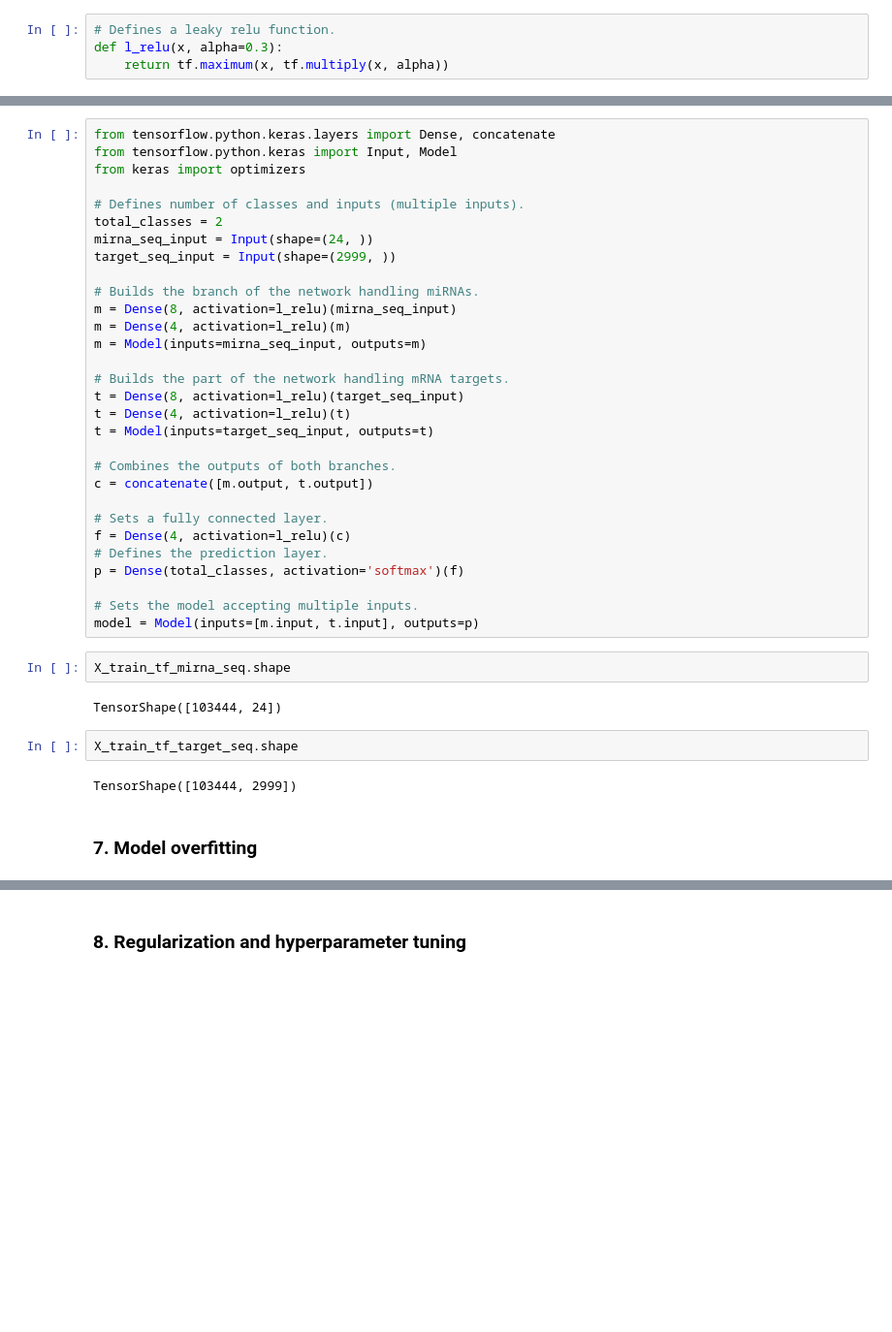
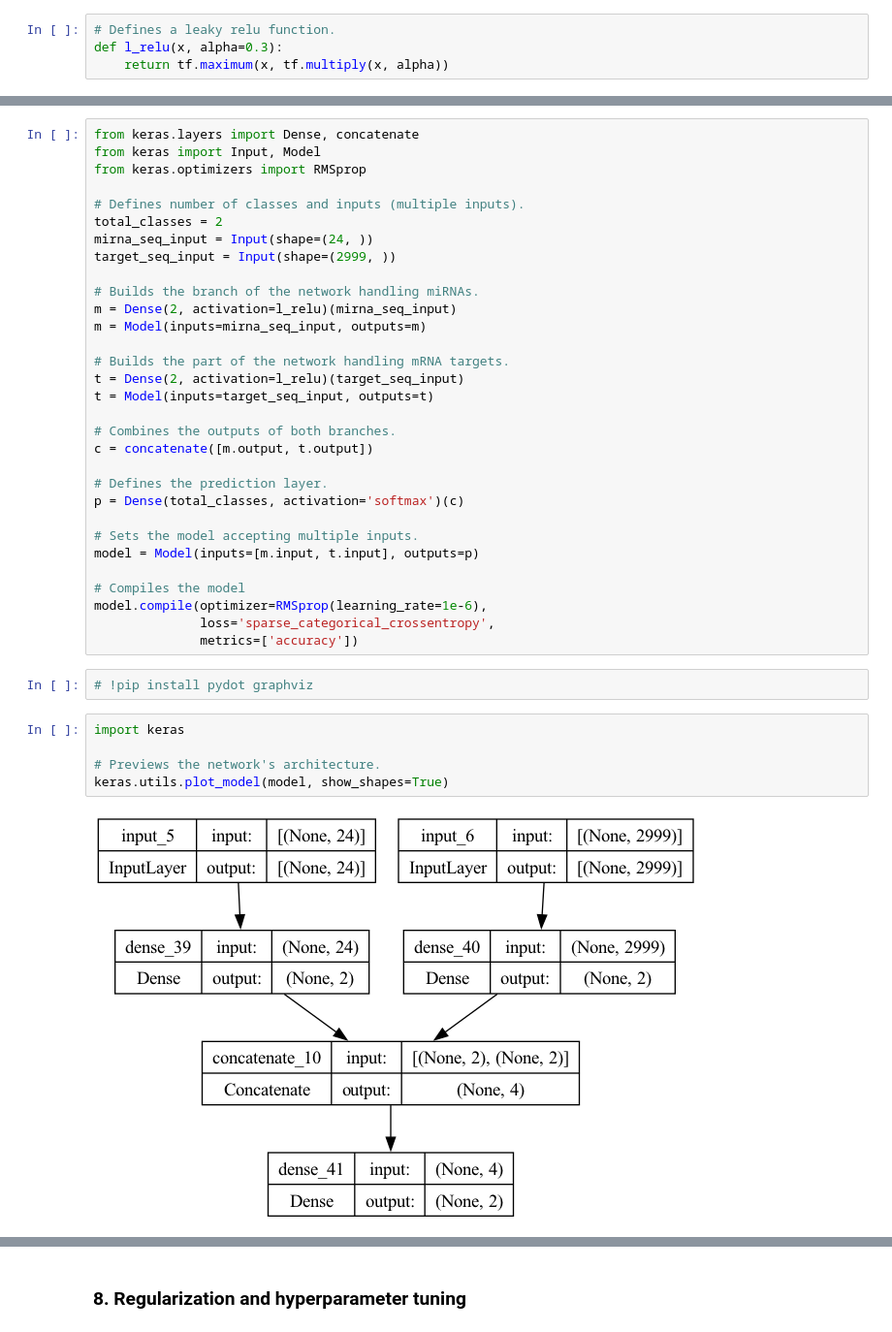
Before and after one commit to susana3/mirna-target-prediction-DNN-FP-UoL, a Jupyter notebook: target_prediction.ipynb, the cells around one changed output, grey strips where cells are left out. Shown at 97% size. Drawn from its saved outputs; the diff is of its cells as text; blank space fills up the shorter version.

Commit message:
Baseline model definition.

```diff
--- a/target_prediction.ipynb
+++ b/target_prediction.ipynb
@@ -978,7 +998,7 @@ def l_relu(x, alpha=0.3):
 # %%
-from tensorflow.python.keras.layers import Dense, concatenate
-from tensorflow.python.keras import Input, Model
-from keras import optimizers
+from keras.layers import Dense, concatenate
+from keras import Input, Model
+from keras.optimizers import RMSprop
 
 # Defines number of classes and inputs (multiple inputs).
 total_classes = 2
@@ -986,32 +1006,32 @@ mirna_seq_input = Input(shape=(24, ))
 target_seq_input = Input(shape=(2999, ))
 
 # Builds the branch of the network handling miRNAs.
-m = Dense(8, activation=l_relu)(mirna_seq_input)
-m = Dense(4, activation=l_relu)(m)
+m = Dense(2, activation=l_relu)(mirna_seq_input)
 m = Model(inputs=mirna_seq_input, outputs=m)
 
 # Builds the part of the network handling mRNA targets.
-t = Dense(8, activation=l_relu)(target_seq_input)
-t = Dense(4, activation=l_relu)(t)
+t = Dense(2, activation=l_relu)(target_seq_input)
 t = Model(inputs=target_seq_input, outputs=t)
 
 # Combines the outputs of both branches.
 c = concatenate([m.output, t.output])
 
-# Sets a fully connected layer.
-f = Dense(4, activation=l_relu)(c)
 # Defines the prediction layer.
-p = Dense(total_classes, activation='softmax')(f)
+p = Dense(total_classes, activation='softmax')(c)
 
 # Sets the model accepting multiple inputs.
 model = Model(inputs=[m.input, t.input], outputs=p)
+
+# Compiles the model
+model.compile(optimizer=RMSprop(learning_rate=1e-6),
+              loss='sparse_categorical_crossentropy',
+              metrics=['accuracy'])
-# %%
-X_train_tf_mirna_seq.shape
-# %% [output]
-TensorShape([103444, 24])
-# %%
-X_train_tf_target_seq.shape
-# %% [output]
-TensorShape([103444, 2999])
-# %% [markdown]
-### 7. Model overfitting
+# %%
+# !pip install pydot graphviz
+# %%
+import keras
+
+# Previews the network's architecture.
+keras.utils.plot_model(model, show_shapes=True)
+# %% [output]
+[figure, added]
```
Also changed, not shown: parts of 13 cells of this notebook, 2 other files.
